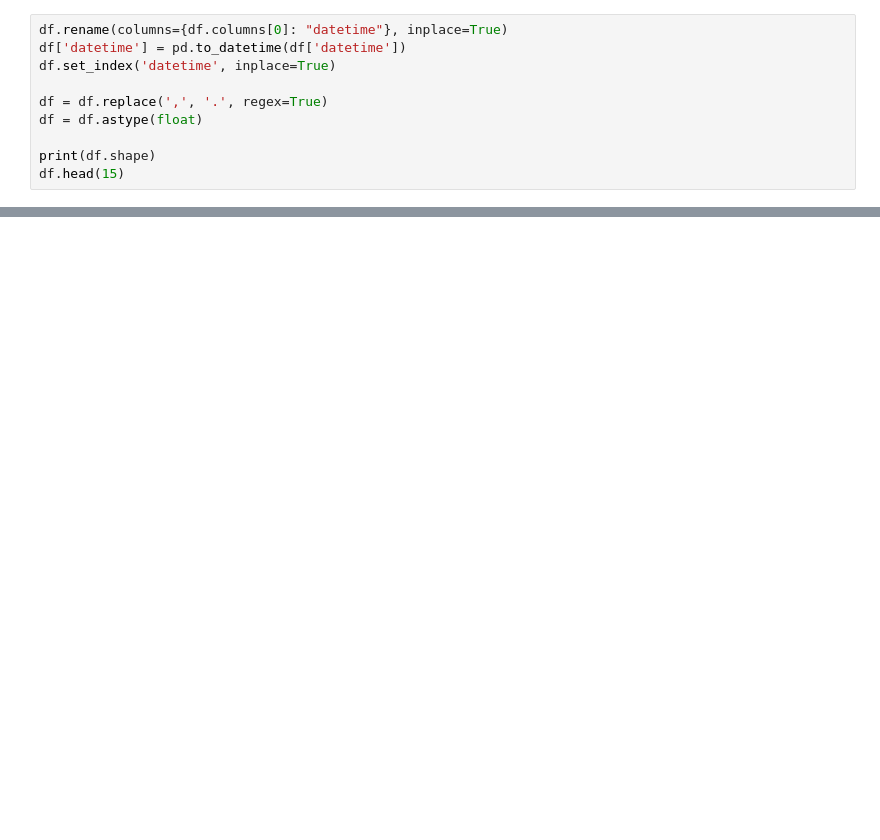
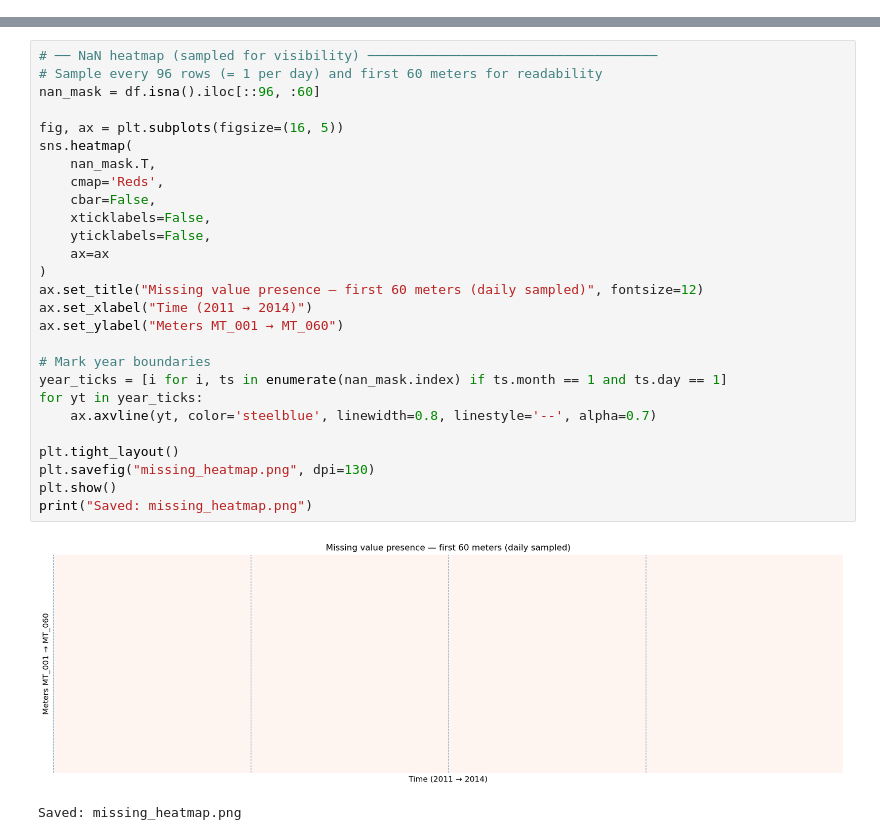
Before and after one commit to Madhura-55/IoT-Time-Series-Anomaly-Simulation-using-Diffusion-Model, a Jupyter notebook: IoT_Time_Series_Anomaly_Detection_Diffusion_model.ipynb, the cells around one changed output, grey strips where cells are left out. Drawn from its saved outputs; the diff is of its cells as text; blank space fills up the shorter version.

```diff
--- a/IoT_Time_Series_Anomaly_Detection_Diffusion_model.ipynb
+++ b/IoT_Time_Series_Anomaly_Detection_Diffusion_model.ipynb
@@ -41,10 +59,0 @@ df.head()
-# %%
-df.rename(columns={df.columns[0]: "datetime"}, inplace=True)
-df['datetime'] = pd.to_datetime(df['datetime'])
-df.set_index('datetime', inplace=True)
-
-df = df.replace(',', '.', regex=True)
-df = df.astype(float)
-
-print(df.shape)
-df.head(15)
@@ -109,0 +87,30 @@ df.describe()
+# %%
+# ── NaN heatmap (sampled for visibility) ─────────────────────────────────────
+# Sample every 96 rows (= 1 per day) and first 60 meters for readability
+nan_mask = df.isna().iloc[::96, :60]
+
+fig, ax = plt.subplots(figsize=(16, 5))
+sns.heatmap(
+    nan_mask.T,
+    cmap='Reds',
+    cbar=False,
+    xticklabels=False,
+    yticklabels=False,
+    ax=ax
+)
+ax.set_title("Missing value presence — first 60 meters (daily sampled)", fontsize=12)
+ax.set_xlabel("Time (2011 → 2014)")
+ax.set_ylabel("Meters MT_001 → MT_060")
+
+# Mark year boundaries
+year_ticks = [i for i, ts in enumerate(nan_mask.index) if ts.month == 1 and ts.day == 1]
+for yt in year_ticks:
+    ax.axvline(yt, color='steelblue', linewidth=0.8, linestyle='--', alpha=0.7)
+
+plt.tight_layout()
+plt.savefig("missing_heatmap.png", dpi=130)
+plt.show()
+print("Saved: missing_heatmap.png")
+# %% [output]
+[figure, added]
+Saved: missing_heatmap.png
```
Also changed, not shown: parts of 18 cells of this notebook.
